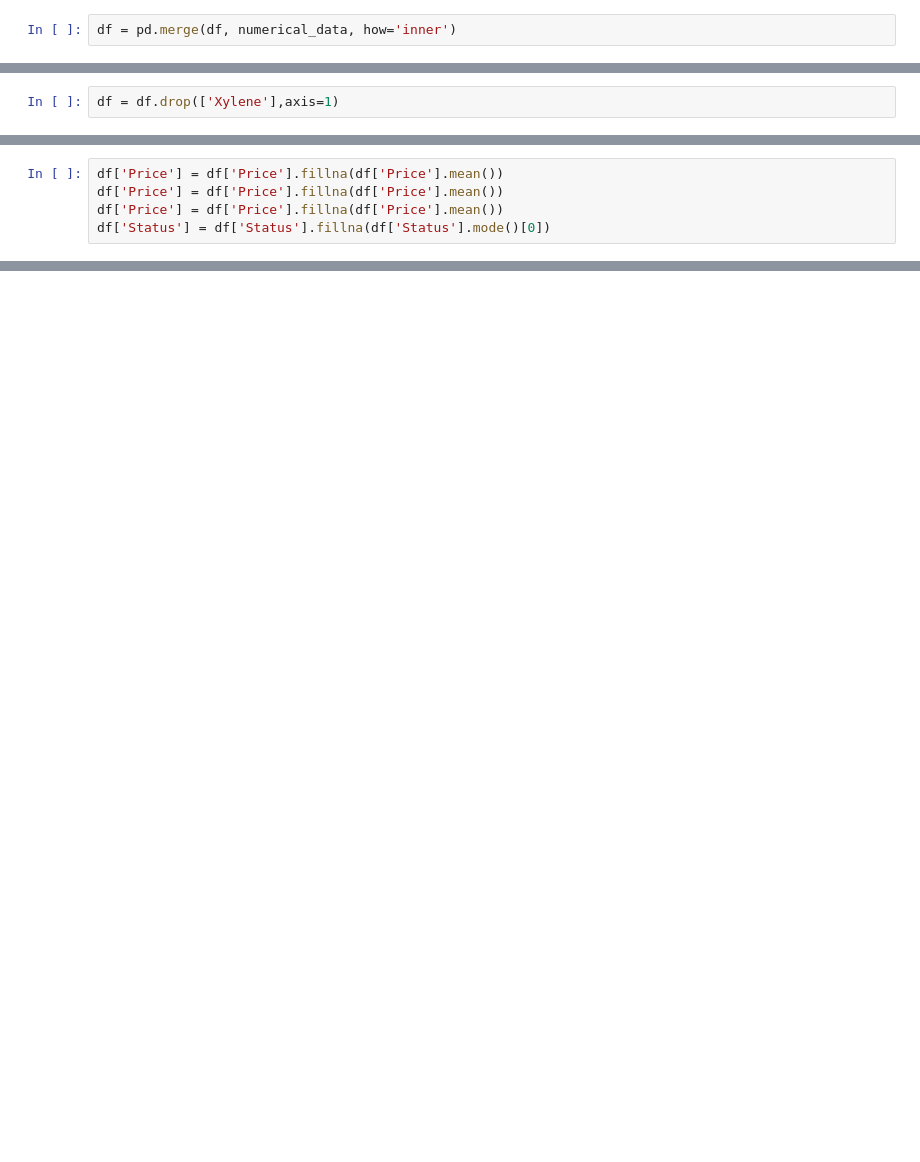
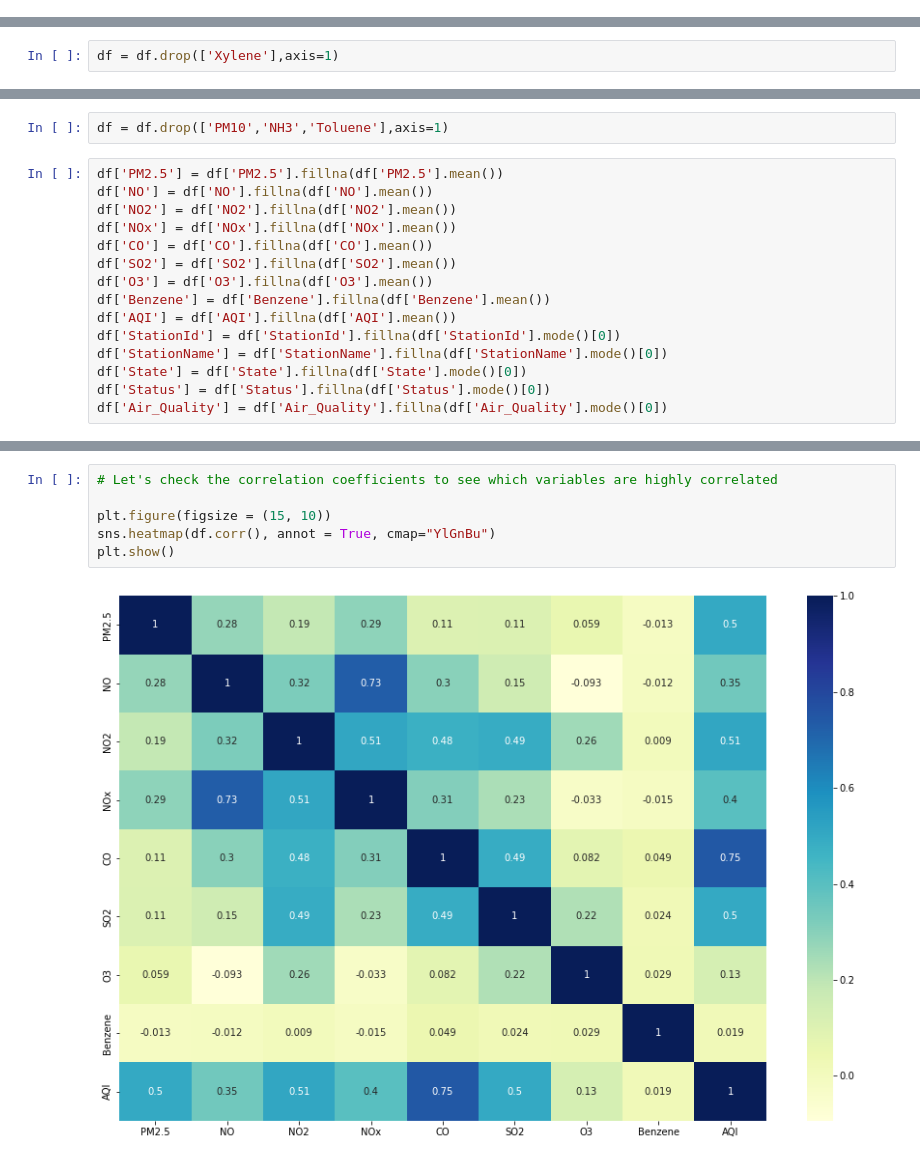
Before and after one commit to Reddappa-M-R-4431/Reddappa_4431, a Jupyter notebook: Week-6-Presentation/Air_Quality_Prediction.ipynb, the cells around one changed output, grey strips where cells are left out. Saved outputs shown, nothing was run; the diff lists cells and outputs as text; blank space fills up the shorter version.

```diff
--- a/Week-6-Presentation/Air_Quality_Prediction.ipynb
+++ b/Week-6-Presentation/Air_Quality_Prediction.ipynb
@@ -417,2 +383,0 @@ Index(['PM2.5', 'PM10', 'NO', 'NO2', 'NOx', 'NH3', 'CO', 'SO2', 'O3',
-# %%
-df = pd.merge(df, numerical_data, how='inner')
@@ -481,6 +449 @@ Air_Quality          0
 dtype: int64
-# %%
-df['Price'] = df['Price'].fillna(df['Price'].mean())
-df['Price'] = df['Price'].fillna(df['Price'].mean())
-df['Price'] = df['Price'].fillna(df['Price'].mean())
-df['Status'] = df['Status'].fillna(df['Status'].mode()[0])
@@ -486,0 +493,17 @@ df['Status'] = df['Status'].fillna(df['Status'].mode()[0])
+# %%
+df = df.drop(['PM10','NH3','Toluene'],axis=1)
+# %%
+df['PM2.5'] = df['PM2.5'].fillna(df['PM2.5'].mean())
+df['NO'] = df['NO'].fillna(df['NO'].mean())
+df['NO2'] = df['NO2'].fillna(df['NO2'].mean())
+df['NOx'] = df['NOx'].fillna(df['NOx'].mean())
+df['CO'] = df['CO'].fillna(df['CO'].mean())
+df['SO2'] = df['SO2'].fillna(df['SO2'].mean())
+df['O3'] = df['O3'].fillna(df['O3'].mean())
+df['Benzene'] = df['Benzene'].fillna(df['Benzene'].mean())
+df['AQI'] = df['AQI'].fillna(df['AQI'].mean())
+df['StationId'] = df['StationId'].fillna(df['StationId'].mode()[0])
+df['StationName'] = df['StationName'].fillna(df['StationName'].mode()[0])
+df['State'] = df['State'].fillna(df['State'].mode()[0])
+df['Status'] = df['Status'].fillna(df['Status'].mode()[0])
+df['Air_Quality'] = df['Air_Quality'].fillna(df['Air_Quality'].mode()[0])
@@ -486,0 +546,8 @@ df['Status'] = df['Status'].fillna(df['Status'].mode()[0])
+# %%
+# Let's check the correlation coefficients to see which variables are highly correlated
+
+plt.figure(figsize = (15, 10))
+sns.heatmap(df.corr(), annot = True, cmap="YlGnBu")
+plt.show()
+# %% [output]
+[figure, added]
```
Also changed, not shown: parts of 38 cells of this notebook, 6 other files.
